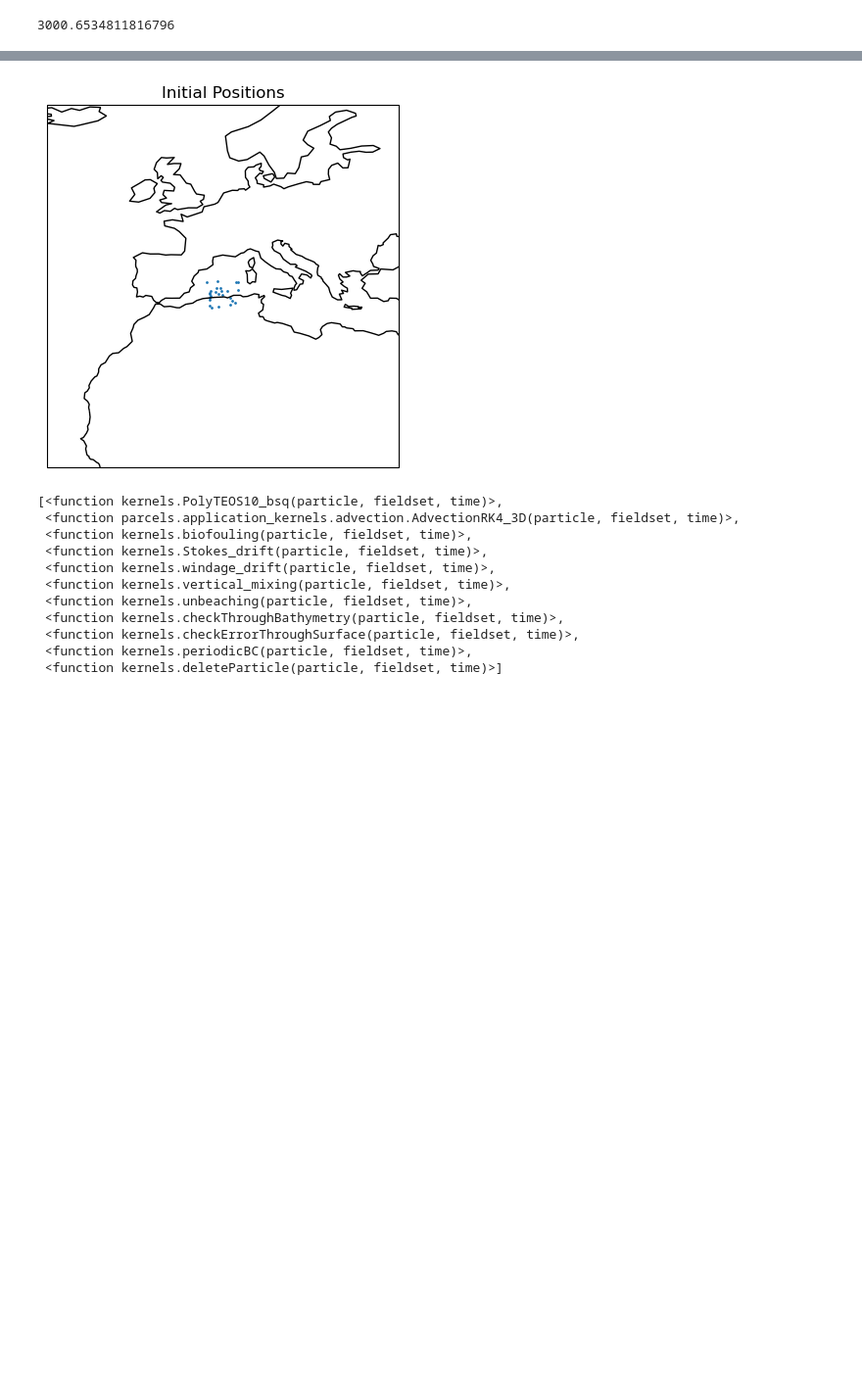
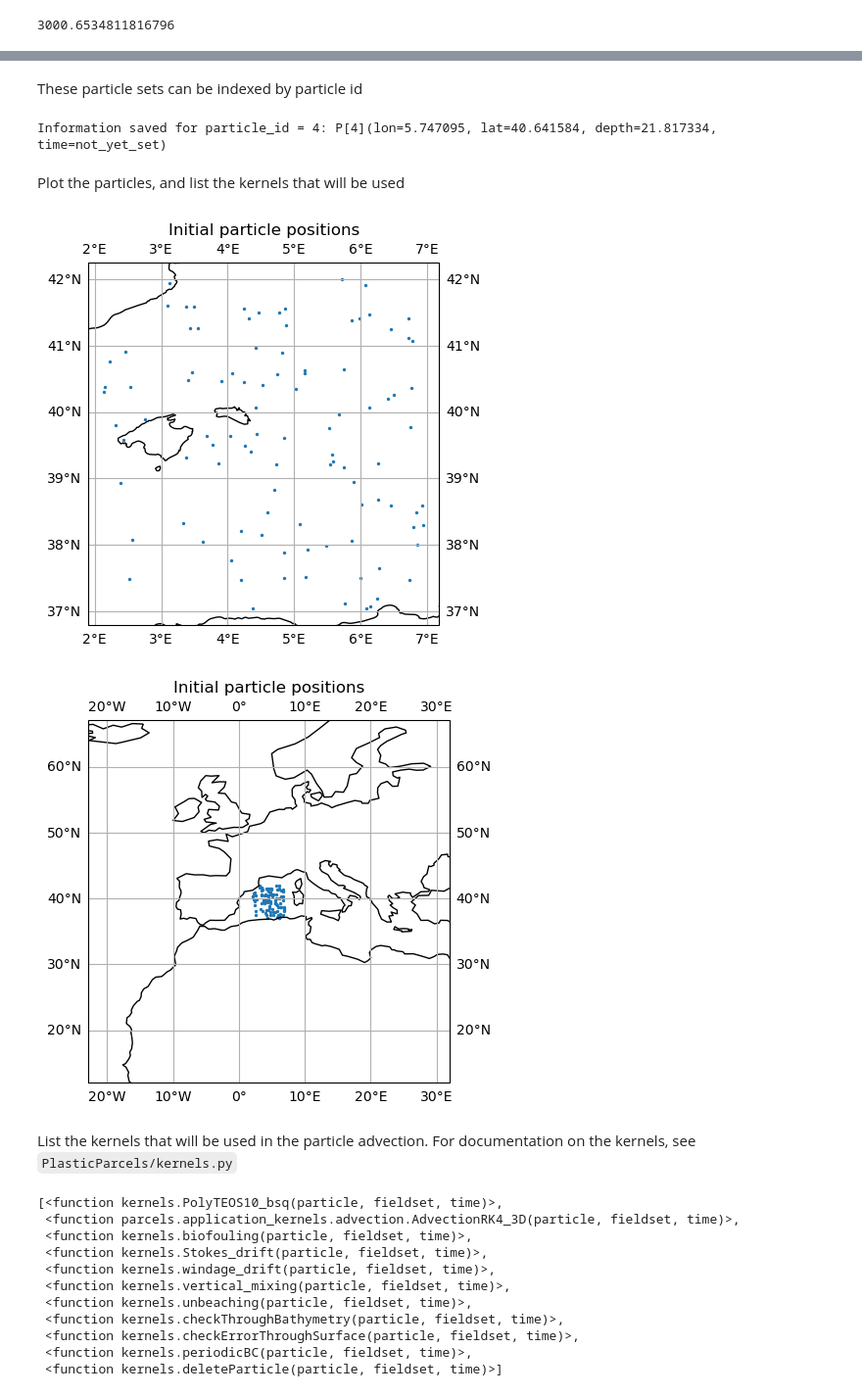
Before and after one commit to OceanParcels/plasticparcels, a Jupyter notebook: src/trajectory/PlasticParcels_DRAKKAR_demo.ipynb, the cells around one changed output, grey strips where cells are left out. Shown at 98% size. Drawn from its saved outputs; the diff is of its cells as text; code cells hidden in the pictures; blank space fills up the shorter version.

```diff
--- a/src/trajectory/PlasticParcels_DRAKKAR_demo.ipynb
+++ b/src/trajectory/PlasticParcels_DRAKKAR_demo.ipynb
@@ -274,13 +309,35 @@ kernels = create_kernel(fieldset, pset)
+# %% [markdown]
+These particle sets can be indexed by particle id
+# %%
+print("Information saved for particle_id = 4:", pset[4])
+# %% [output]
+Information saved for particle_id = 4: P[4](lon=5.747095, lat=40.641584, depth=21.817334, time=not_yet_set)
+# %% [markdown]
+Plot the particles, and list the kernels that will be used
 # %%
 fig = plt.figure()
 ax = plt.axes(projection=ccrs.PlateCarree())
-ax.scatter(pset.lon, pset.lat, s=1, transform=ccrs.PlateCarree())
+ax.scatter(pset.lon, pset.lat, s=2, transform=ccrs.PlateCarree())
 ax.coastlines()
-ax.set_extent([np.min(pset.lon)-25, np.max(pset.lon)+25, np.min(pset.lat)-25, np.max(pset.lat)+25])
-plt.title("Initial Positions")
+ax.gridlines(draw_labels=True)
+plt.title("Initial particle positions")
 plt.show()
+
+fig = plt.figure()
+ax = plt.axes(projection=ccrs.PlateCarree())
+ax.scatter(pset.lon, pset.lat, s=2, transform=ccrs.PlateCarree())
+ax.coastlines()
+ax.gridlines(draw_labels=True)
+ax.set_xlim([np.min(pset.lon)-25, np.max(pset.lon)+25])
+ax.set_ylim([np.min(pset.lat)-25, np.max(pset.lat)+25])
+plt.title("Initial particle positions")
+plt.show()
 # %% [output]
-[figure, old version]
+[figure, new version]
+[figure, added]
+# %% [markdown]
+List the kernels that will be used in the particle advection.
+For documentation on the kernels, see `PlasticParcels/kernels.py`
 # %%
 kernels
 # %% [output]
```
Also changed, not shown: parts of 74 cells of this notebook, 1 other file.
